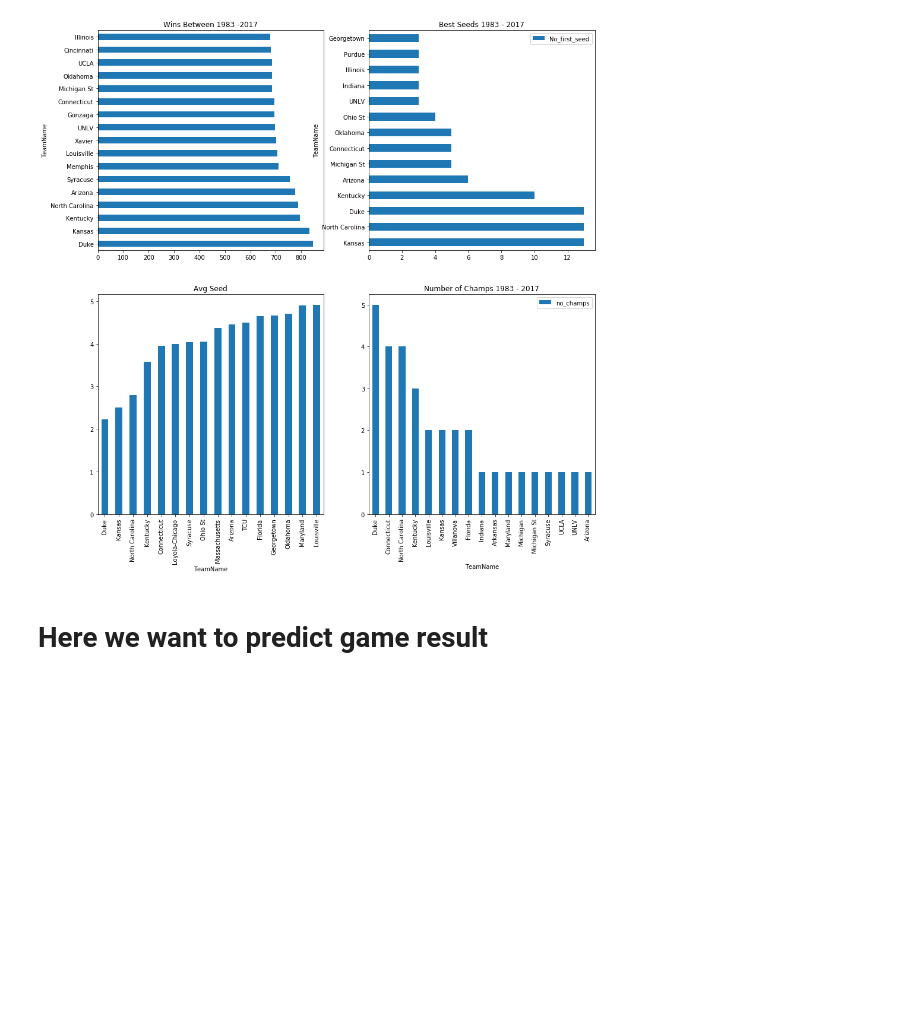
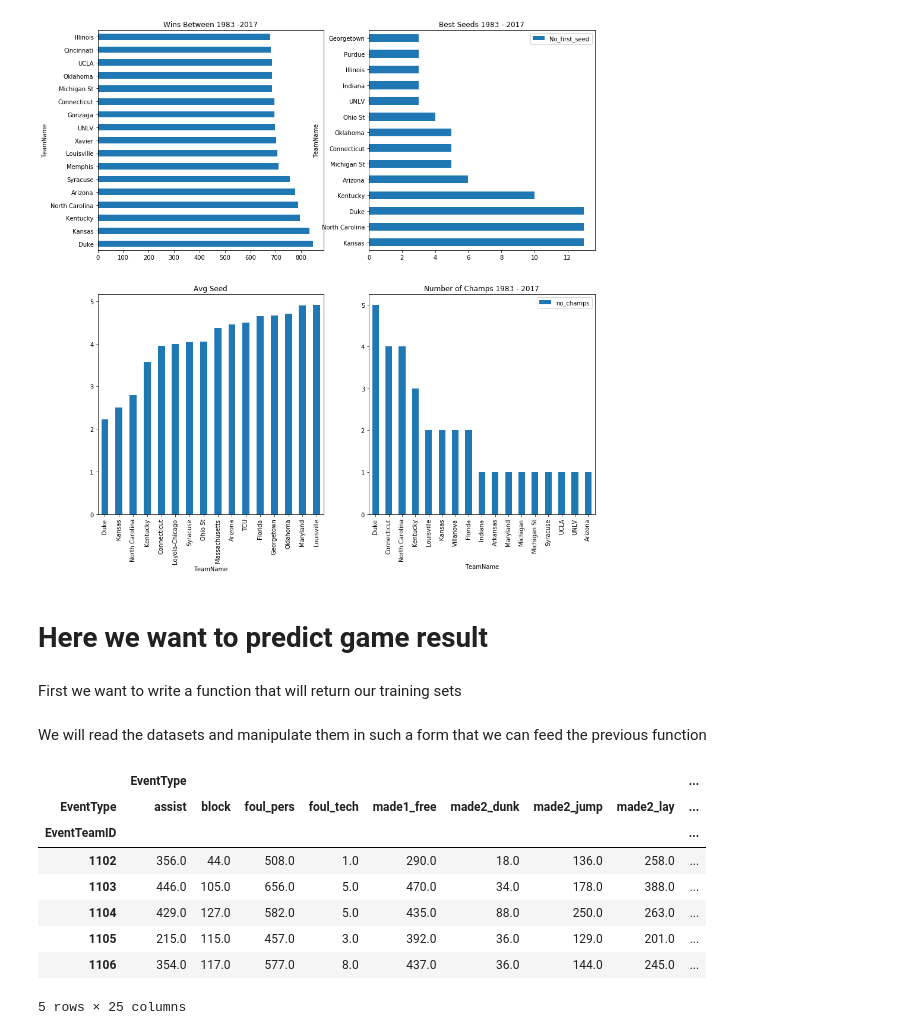
Before and after one commit to mguner/ISL, a Jupyter notebook: Google_Cloud_NCAA.ipynb, the cells around one changed output. Cells and saved outputs as stored; diff of their text form; code cells hidden in the pictures; blank space fills up the shorter version.

```diff
--- a/Google_Cloud_NCAA.ipynb
+++ b/Google_Cloud_NCAA.ipynb
@@ -223,3 +271,5 @@ f22.set_title('Number of Champs 1983 - 2017')
 [figure]
 # %% [markdown]
 # Here we want to predict game result
+# %% [markdown]
+First we want to write a function that will return our training sets
@@ -225,0 +322,28 @@ f22.set_title('Number of Champs 1983 - 2017')
+# %% [markdown]
+We will read the datasets and manipulate them in such a form that we can feed the previous function
+# %%
+import numpy as np
+import pandas as pd
+from sklearn.linear_model import LogisticRegression
+stats_season = 2010
+predict_season = 2010
+
+# load precalculated stats from disk
+# team_stats = pd.read_csv('data/TeamStats_2010.csv', index_col=0, header=[0, 1])
+# %%
+# get stats for each team in 2010 season
+events = pd.read_csv('data/PlayByPlay_{}/Events_{}.csv'.format(stats_season, stats_season))
+team_stats = events[events['DayNum'] < 134].groupby(['EventTeamID', 'EventType']).agg({'EventType': 'count'})
+team_stats = team_stats.unstack('EventType')
+team_stats.fillna(0, inplace=True)
+team_stats.head()
+# %% [output]
+|  | EventType |  |  |  |  |  |  |  | ... |
+| EventType | assist | block | foul_pers | foul_tech | made1_free | made2_dunk | made2_jump | made2_lay | ... |
+| EventTeamID |  |  |  |  |  |  |  |  | ... |
+| 1102 | 356.0 | 44.0 | 508.0 | 1.0 | 290.0 | 18.0 | 136.0 | 258.0 | ... |
+| 1103 | 446.0 | 105.0 | 656.0 | 5.0 | 470.0 | 34.0 | 178.0 | 388.0 | ... |
+| 1104 | 429.0 | 127.0 | 582.0 | 5.0 | 435.0 | 88.0 | 250.0 | 263.0 | ... |
+| 1105 | 215.0 | 115.0 | 457.0 | 3.0 | 392.0 | 36.0 | 129.0 | 201.0 | ... |
+| 1106 | 354.0 | 117.0 | 577.0 | 8.0 | 437.0 | 36.0 | 144.0 | 245.0 | ... |
+5 rows × 25 columns
```
Also changed, not shown: parts of 19 cells of this notebook.
